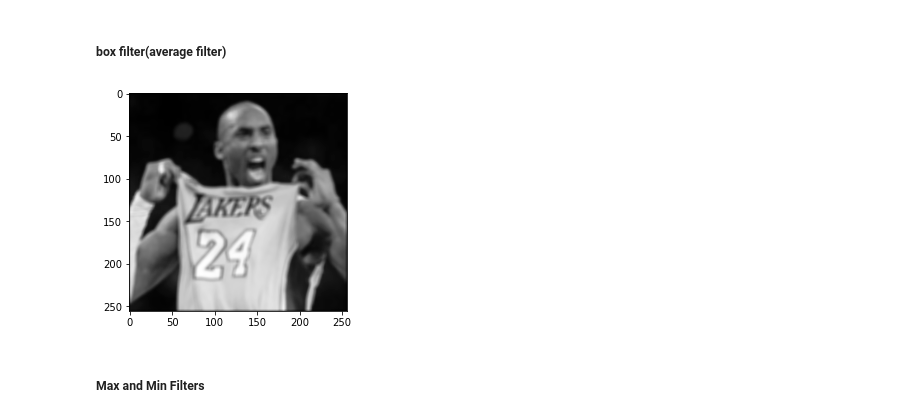
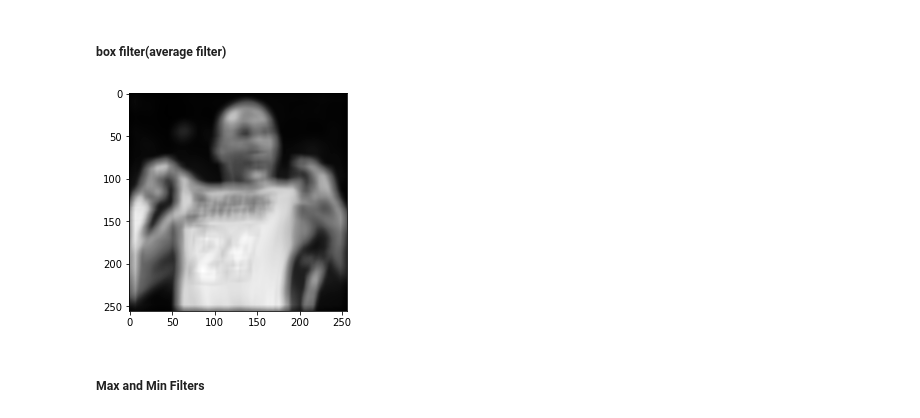
Before and after one commit to frankye1000/NYCU-ImageProcessing, a Jupyter notebook: HW1/HW1.ipynb, the cells around one changed output. Saved outputs shown, nothing was run; the diff lists cells and outputs as text; code cells hidden in the pictures.

```diff
--- a/HW1/HW1.ipynb
+++ b/HW1/HW1.ipynb
@@ -276,27 +289,36 @@ Clipping input data to the valid range for imshow with RGB data ([0..1] for floa
 # %% [markdown]
 ##### box filter(average filter)
 # %%
-def box_filter(a, n):
-    # 參數n: 模糊方框大小，限定奇數
-    padding = n-1
+def box_filter(a, kernel):
+    '''
+    padding: 外面要多少空格
+    kernel: kernel大小
+    stride: 一次走幾格
+    '''
+    padding = kernel//2
+    kernel = kernel
+    stride = 1   # 為了輸入、輸出圖 大小 一致
+
     # 先補外框，創一個空矩陣
-    temp = np.zeros((a.shape[0] + padding, a.shape[1] + padding))
+    temp = np.zeros((a.shape[0] + 2*padding, a.shape[1] + 2*padding))
     blur = np.zeros((a.shape[0], a.shape[1]))
+
     for i in range(a.shape[0]):
         for j in range(a.shape[1]):
-            temp[i+padding//2][j+padding//2] = a[i][j]
+            temp[i+padding][j+padding] = a[i][j]
 
-    # average
     for i in range(a.shape[0]):
         for j in range(a.shape[1]):
-            blur[i][j] = np.average(temp[i:i+padding+1, j:j+padding+1])
+            blur[i][j] = np.average(temp[stride*i:stride*i+kernel,
+                                         stride*j:stride*j+kernel])
+
     return blur
 # %%
-kobe_box = box_filter(kobe_gray, n=5)
+kobe_box = box_filter(kobe_gray, kernel=15)
 plt.imshow(kobe_box, cmap='Greys_r')
 plt.show()
 # %% [output]
-[figure, old version]
+[figure, new version]
 # %% [markdown]
 ##### Max and Min Filters
 # %%
```
Also changed, not shown: parts of 15 cells of this notebook, 3 other files.
